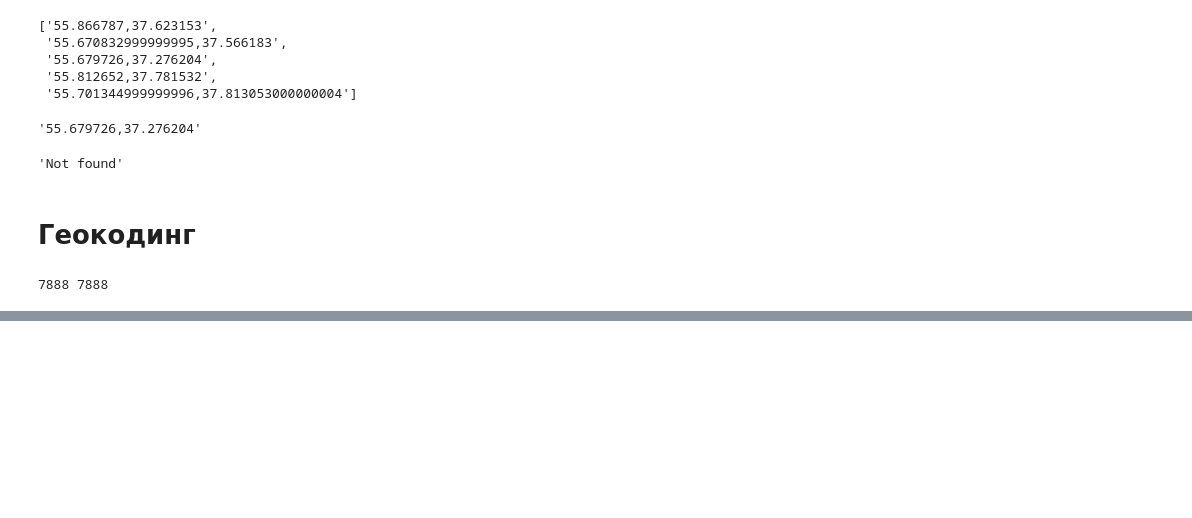
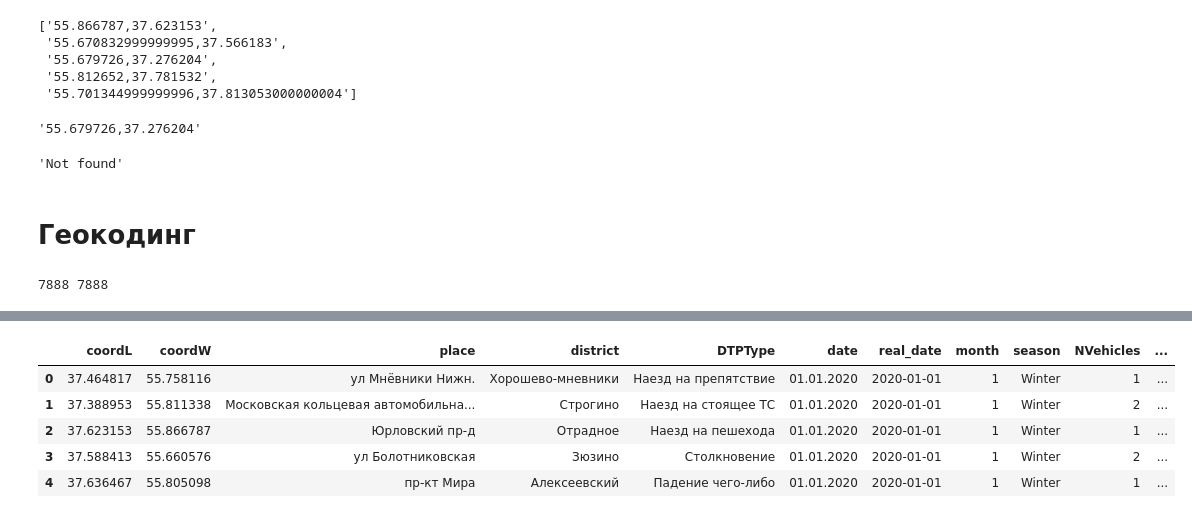
Before and after one commit to ovad4221/Accident_prediction_system, a Jupyter notebook: Exploration_of_road_accidents.ipynb, the cells around one changed output, grey strips where cells are left out. Saved outputs shown, nothing was run; the diff lists cells and outputs as text; code cells hidden in the pictures; blank space fills up the shorter version.

Commit message:
violationsAdditional

```diff
--- a/Exploration_of_road_accidents.ipynb
+++ b/Exploration_of_road_accidents.ipynb
@@ -142,3 +141,5 @@ Text(0.5, 1.0, 'f')
 [figure]
 # %%
 accidents_data['lightConditions'].value_counts()
+# %%
+accidents_data['viol_list'] = accidents_data['violations'].astype(str).str.split(';')
@@ -283,3 +308,12 @@ dtypes: datetime64[ns](1), float64(2), int64(5), object(20)
 memory usage: 1.7+ MB
 # %%
 accidents_data_copy.to_excel('accidents_data.xlsx')
+# %%
+accidents_data.head()
+# %% [output]
+|  | coordL | coordW | place | district | DTPType | date | real_date | month | season | NVehicles | ... |
+| 0 | 37.464817 | 55.758116 | ул Мнёвники Нижн. | Хорошево-мневники | Наезд на препятствие | 01.01.2020 | 2020-01-01 | 1 | Winter | 1 | ... |
+| 1 | 37.388953 | 55.811338 | Московская кольцевая автомобильна... | Строгино | Наезд на стоящее ТС | 01.01.2020 | 2020-01-01 | 1 | Winter | 2 | ... |
+| 2 | 37.623153 | 55.866787 | Юрловский пр-д | Отрадное | Наезд на пешехода | 01.01.2020 | 2020-01-01 | 1 | Winter | 1 | ... |
+| 3 | 37.588413 | 55.660576 | ул Болотниковская | Зюзино | Столкновение | 01.01.2020 | 2020-01-01 | 1 | Winter | 2 | ... |
+| 4 | 37.636467 | 55.805098 | пр-кт Мира | Алексеевский | Падение чего-либо | 01.01.2020 | 2020-01-01 | 1 | Winter | 1 | ... |
```
Also changed, not shown: parts of 9 cells of this notebook.
